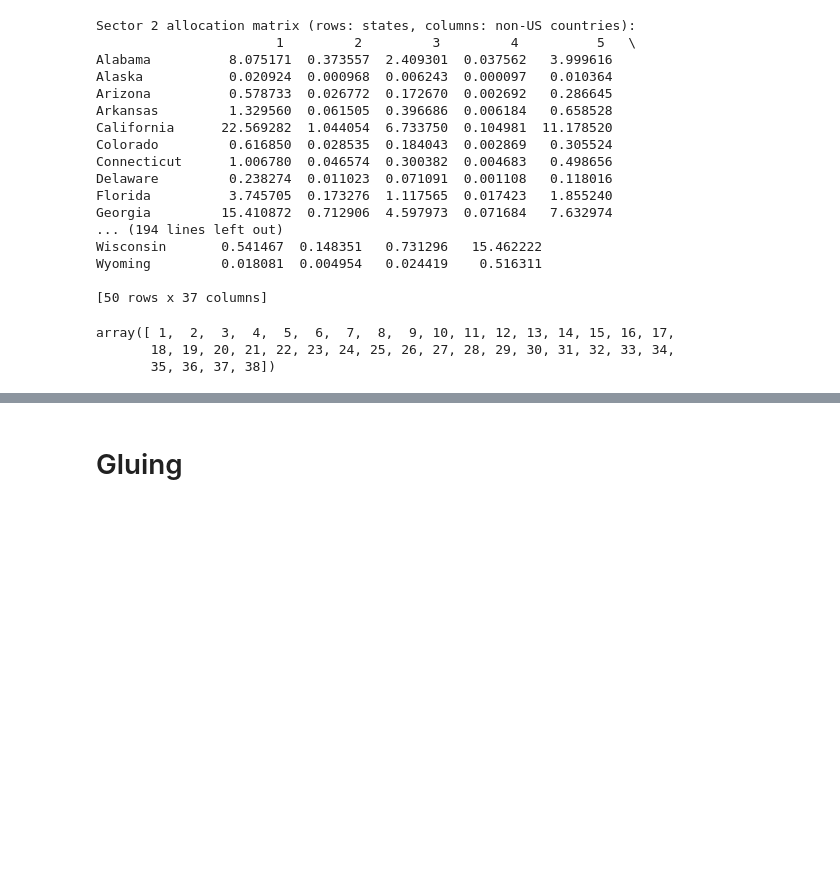
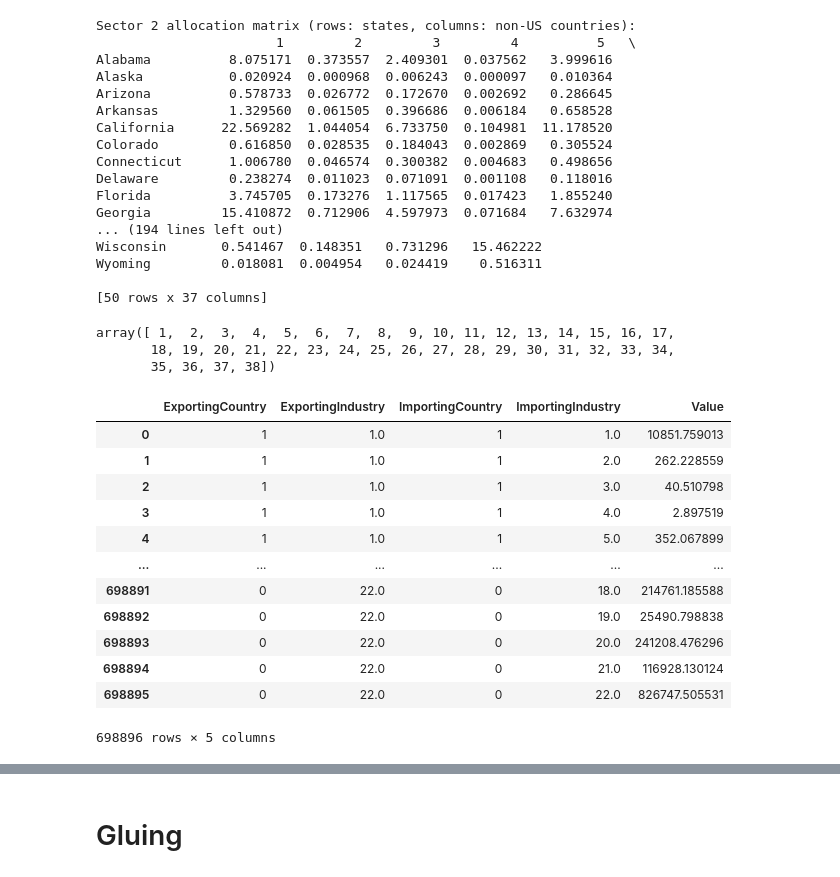
Before and after one commit to jeffreyohlecon/Spatial, a Jupyter notebook: pset2/code/cleaning.ipynb, the cells around one changed output, grey strips where cells are left out. Saved outputs shown, nothing was run; the diff lists cells and outputs as text; code cells hidden in the pictures; blank space fills up the shorter version.

```diff
--- a/pset2/code/cleaning.ipynb
+++ b/pset2/code/cleaning.ipynb
@@ -1195,0 +1174,16 @@ array([ 1,  2,  3,  4,  5,  6,  7,  8,  9, 10, 11, 12, 13, 14, 15, 16, 17,
+# %%
+df_agg_sector_USA_first
+# %% [output]
+|  | ExportingCountry | ExportingIndustry | ImportingCountry | ImportingIndustry | Value |
+| 0 | 1 | 1.0 | 1 | 1.0 | 10851.759013 |
+| 1 | 1 | 1.0 | 1 | 2.0 | 262.228559 |
+| 2 | 1 | 1.0 | 1 | 3.0 | 40.510798 |
+| 3 | 1 | 1.0 | 1 | 4.0 | 2.897519 |
+| 4 | 1 | 1.0 | 1 | 5.0 | 352.067899 |
+| ... | ... | ... | ... | ... | ... |
+| 698891 | 0 | 22.0 | 0 | 18.0 | 214761.185588 |
+| 698892 | 0 | 22.0 | 0 | 19.0 | 25490.798838 |
+| 698893 | 0 | 22.0 | 0 | 20.0 | 241208.476296 |
+| 698894 | 0 | 22.0 | 0 | 21.0 | 116928.130124 |
+| 698895 | 0 | 22.0 | 0 | 22.0 | 826747.505531 |
+698896 rows × 5 columns
```
Also changed, not shown: parts of 19 cells of this notebook, 2 other files.
